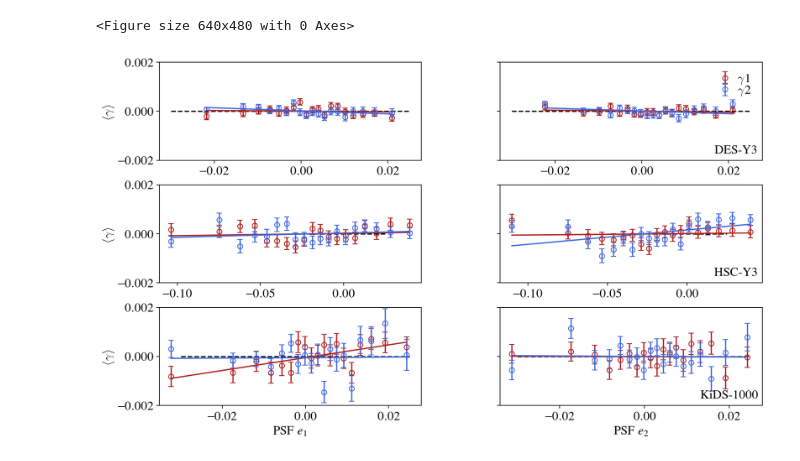
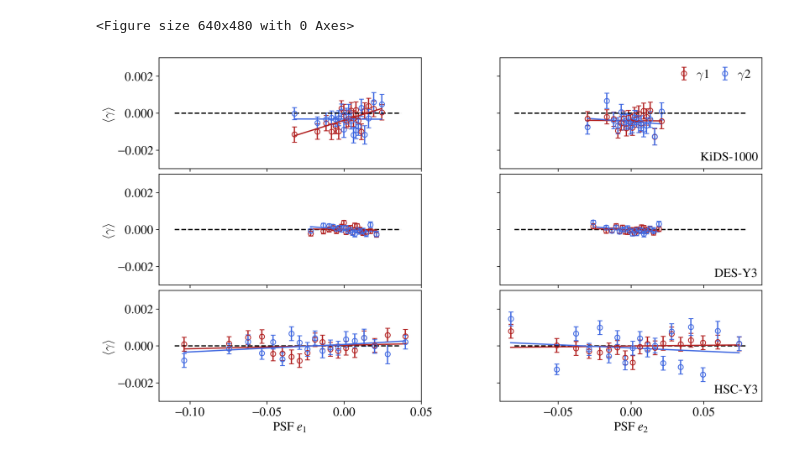
Before and after one commit to LSSTDESC/nulltests_txpipe, a Jupyter notebook: paper_plots/Fig6/MeanShearPlot.ipynb, the cells around one changed output. Saved outputs shown, nothing was run; the diff lists cells and outputs as text; code cells hidden in the pictures.

```diff
--- a/paper_plots/Fig6/MeanShearPlot.ipynb
+++ b/paper_plots/Fig6/MeanShearPlot.ipynb
@@ -41,79 +41,91 @@ dic = pickle.load(file)
 matplotlib.rcParams.update({'font.size': 15})
 
 plt.clf()
-fig = plt.figure(figsize=(10,6),dpi=80)
+fig = plt.figure(figsize=(10,6),dpi=100)
 
-gs  = gridspec.GridSpec(3, 2, top=0.95, right=1.00, left=0.00, bottom=0.00,hspace=0.25,wspace=0.3)
+gs  = gridspec.GridSpec(3, 2, top=0.95, right=1.00, left=0.00, bottom=0.00,hspace=0.05,wspace=0.3)
+
+line1 = np.arange(-0.11,0.04,0.003)
+line2 = np.arange(-0.08,0.08,0.003)
+
+d = dic['KiDS-1000']['g_psfg']
+ax0 = plt.subplot(gs[0])
+ax0.errorbar(d['mu1'],d['meang1_psfg1'],d['stdg1_psfg1'], color='firebrick',linestyle='None',marker='o',mfc='None',capsize=3)
+ax0.errorbar(d['mu1'],d['meang2_psfg1'],d['stdg2_psfg1'], color='royalblue',linestyle='None',marker='o',mfc='None',capsize=3)
+ax0.plot(line1,np.zeros(len(line1)),color='black',linestyle='dashed')
+ax0.plot(d['mu1'],d['fitg1_psfg1'],color='firebrick')
+ax0.plot(d['mu1'],d['fitg2_psfg1'],color='royalblue')
+ax0.set_ylim([-0.003,0.003])
+ax0.set_xlim([-0.12,0.05])
+ax0.xaxis.set_tick_params(labelbottom=False)
+ax0.set_ylabel(r'$\langle \gamma \rangle$')
+
+ax1 = plt.subplot(gs[1])
+ax1.errorbar(d['mu2'],d['meang1_psfg2'],d['stdg1_psfg2'], color='firebrick',linestyle='None',marker='o',mfc='None',capsize=3,label=r'$\gamma1$')
+ax1.errorbar(d['mu2'],d['meang2_psfg2'],d['stdg2_psfg2'], color='royalblue',linestyle='None',marker='o',mfc='None',capsize=3,label=r'$\gamma2$')
+ax1.plot(line2,np.zeros(len(line2)),color='black',linestyle='dashed')
+ax1.plot(d['mu2'],d['fitg1_psfg2'],color='firebrick')
+ax1.plot(d['mu2'],d['fitg2_psfg2'],color='royalblue')
+ax1.yaxis.set_tick_params(labelleft=False)
+ax1.xaxis.set_tick_params(labelbottom=False)
+ax1.text(0.875, 0.1, 'KiDS-1000', horizontalalignment='center', verticalalignment='center', transform=ax1.transAxes)
+ax1.set_ylim([-0.003,0.003])
+ax1.set_xlim([-0.09,0.09])
+ax1.legend(frameon=False,loc = 'upper right', ncol=2, labelspacing=0.00,handletextpad=0.00,columnspacing=0.2)
+
 
 d = dic['DES-Y3']['g_psfg']
-ax0 = plt.subplot(gs[0])
-ax0.errorbar(d['mu1'],d['meang1_psfg1']-np.mean(d['meang1_psfg1']),d['stdg1_psfg1'], color='firebrick',linestyle='None',marker='o',mfc='None',capsize=3)
-ax0.errorbar(d['mu1'],d['meang2_psfg1']-np.mean(d['meang2_psfg1']),d['stdg2_psfg1'], color='royalblue',linestyle='None',marker='o',mfc='None',capsize=3)
-ax0.plot(np.arange(-0.03,0.03,0.005),np.zeros(len(np.arange(-0.03,0.03,0.005))),color='black',linestyle='dashed')
-ax0.plot(d['mu1'],d['fitg1_psfg1']-np.mean(d['meang1_psfg1']),color='firebrick')
-ax0.plot(d['mu1'],d['fitg2_psfg1']-np.mean(d['meang2_psfg1']),color='royalblue')
-ax0.set_ylim([-0.002,0.002])
-ax0.set_ylabel(r'$\langle \gamma \rangle$')
-
-
-ax1 = plt.subplot(gs[1])
-ax1.errorbar(d['mu2'],d['meang1_psfg2']-np.mean(d['meang1_psfg2']),d['stdg1_psfg2'], color='firebrick',linestyle='None',marker='o',mfc='None',capsize=3,label=r'$\gamma1$')
-ax1.errorbar(d['mu2'],d['meang2_psfg2']-np.mean(d['meang2_psfg2']),d['stdg2_psfg2'], color='royalblue',linestyle='None',marker='o',mfc='None',capsize=3,label=r'$\gamma2$')
-ax1.plot(np.arange(-0.03,0.03,0.005),np.zeros(len(np.arange(-0.03,0.03,0.005))),color='black',linestyle='dashed')
-ax1.plot(d['mu2'],d['fitg1_psfg2']-np.mean(d['meang1_psfg2']),color='firebrick')
-ax1.plot(d['mu2'],d['fitg2_psfg2']-np.mean(d['meang2_psfg2']),color='royalblue')
-ax1.yaxis.set_tick_params(labelleft=False)
-ax1.legend(frameon=False,loc = 'upper right', labelspacing=0.00,ncol=1,handletextpad=0.00,columnspacing=0.2)
-ax1.text(0.9, 0.1, 'DES-Y3', horizontalalignment='center', verticalalignment='center', transform=ax1.transAxes)
-ax1.set_ylim([-0.002,0.002])
-
-d = dic['HSC-Y3']['g_psfg']
 ax2 = plt.subplot(gs[2])
 ax2.errorbar(d['mu1'],d['meang1_psfg1']-np.mean(d['meang1_psfg1']),d['stdg1_psfg1'], color='firebrick',linestyle='None',marker='o',mfc='None',capsize=3)
 ax2.errorbar(d['mu1'],d['meang2_psfg1']-np.mean(d['meang2_psfg1']),d['stdg2_psfg1'], color='royalblue',linestyle='None',marker='o',mfc='None',capsize=3)
-ax2.plot(np.arange(-0.03,0.03,0.005),np.zeros(len(np.arange(-0.03,0.03,0.005))),color='black',linestyle='dashed')
+ax2.plot(line1,np.zeros(len(line1)),color='black',linestyle='dashed')
 ax2.plot(d['mu1'],d['fitg1_psfg1']-np.mean(d['meang1_psfg1']),color='firebrick')
 ax2.plot(d['mu1'],d['fitg2_psfg1']-np.mean(d['meang2_psfg1']),color='royalblue')
-ax2.set_ylim([-0.002,0.002])
+ax2.xaxis.set_tick_params(labelbottom=False)
+ax2.set_ylim([-0.003,0.003])
+ax2.set_xlim([-0.12,0.05])
 ax2.set_ylabel(r'$\langle \gamma \rangle$')
-ax2.set_ylim([-0.002,0.002])
 
 ax3 = plt.subplot(gs[3])
 ax3.errorbar(d['mu2'],d['meang1_psfg2']-np.mean(d['meang1_psfg2']),d['stdg1_psfg2'], color='firebrick',linestyle='None',marker='o',mfc='None',capsize=3)
 ax3.errorbar(d['mu2'],d['meang2_psfg2']-np.mean(d['meang2_psfg2']),d['stdg2_psfg2'], color='royalblue',linestyle='None',marker='o',mfc='None',capsize=3)
-ax3.plot(np.arange(-0.03,0.03,0.005),np.zeros(len(np.arange(-0.03,0.03,0.005))),color='black',linestyle='dashed')
+ax3.plot(line2,np.zeros(len(line2)),color='black',linestyle='dashed')
 ax3.plot(d['mu2'],d['fitg1_psfg2']-np.mean(d['meang1_psfg2']),color='firebrick')
 ax3.plot(d['mu2'],d['fitg2_psfg2']-np.mean(d['meang2_psfg2']),color='royalblue')
-ax3.set_ylim([-0.002,0.002])
+ax3.text(0.9, 0.1, 'DES-Y3', horizontalalignment='center', verticalalignment='center', transform=ax3.transAxes)
 ax3.yaxis.set_tick_params(labelleft=False)
-ax3.text(0.9, 0.1, 'HSC-Y3', horizontalalignment='center', verticalalignment='center', transform=ax3.transAxes)
+ax3.xaxis.set_tick_params(labelbottom=False)
+ax3.set_ylim([-0.003,0.003])
+ax3.set_xlim([-0.09,0.09])
 
-d = dic['KiDS-1000']['g_psfg']
+d = dic['HSC-Y3']['g_psfg']
 ax4 = plt.subplot(gs[4])
 ax4.errorbar(d['mu1'],d['meang1_psfg1']-np.mean(d['meang1_psfg1']),d['stdg1_psfg1'], color='firebrick',linestyle='None',marker='o',mfc='None',capsize=3)
 ax4.errorbar(d['mu1'],d['meang2_psfg1']-np.mean(d['meang2_psfg1']),d['stdg2_psfg1'], color='royalblue',linestyle='None',marker='o',mfc='None',capsize=3)
-ax4.plot(np.arange(-0.03,0.03,0.005),np.zeros(len(np.arange(-0.03,0.03,0.005))),color='black',linestyle='dashed')
+ax4.plot(line1,np.zeros(len(line1)),color='black',linestyle='dashed')
 ax4.plot(d['mu1'],d['fitg1_psfg1']-np.mean(d['meang1_psfg1']),color='firebrick')
 ax4.plot(d['mu1'],d['fitg2_psfg1']-np.mean(d['meang2_psfg1']),color='royalblue')
-ax4.set_ylim([-0.002,0.002])
+ax4.set_ylim([-0.003,0.003])
+ax4.set_xlim([-0.12,0.05])
 ax4.set_ylabel(r'$\langle \gamma \rangle$')
 ax4.set_xlabel(rf'PSF $e_1$')
 
 ax5 = plt.subplot(gs[5])
 ax5.errorbar(d['mu2'],d['meang1_psfg2']-np.mean(d['meang1_psfg2']),d['stdg1_psfg2'], color='firebrick',linestyle='None',marker='o',mfc='None',capsize=3)
 ax5.errorbar(d['mu2'],d['meang2_psfg2']-np.mean(d['meang2_psfg2']),d['stdg2_psfg2'], color='royalblue',linestyle='None',marker='o',mfc='None',capsize=3)
-ax5.plot(np.arange(-0.03,0.03,0.005),np.zeros(len(np.arange(-0.03,0.03,0.005))),color='black',linestyle='dashed')
+ax5.plot(line2,np.zeros(len(line2)),color='black',linestyle='dashed')
 ax5.plot(d['mu2'],d['fitg1_psfg2']-np.mean(d['meang1_psfg2']),color='firebrick')
 ax5.plot(d['mu2'],d['fitg2_psfg2']-np.mean(d['meang2_psfg2']),color='royalblue')
+ax5.set_ylim([-0.003,0.003])
+ax5.set_xlim([-0.09,0.09])
+ax5.set_xlabel(rf'PSF $e_2$')
 ax5.yaxis.set_tick_params(labelleft=False)
-ax5.text(0.875, 0.1, 'KiDS-1000', horizontalalignment='center', verticalalignment='center', transform=ax5.transAxes)
-ax5.set_ylim([-0.002,0.002])
-ax5.set_xlabel(rf'PSF $e_2$')
+ax5.text(0.9, 0.1, 'HSC-Y3', horizontalalignment='center', verticalalignment='center', transform=ax5.transAxes)
 
 fig.savefig('comp_psfg.pdf',bbox_inches='tight')
 # %% [output]
 <Figure size 640x480 with 0 Axes>
-[figure, old version]
+[figure, new version]
 # %%
 %matplotlib inline
 matplotlib.rcParams.update({'font.size': 15})
```
Also changed, not shown: parts of 3 cells of this notebook, 4 other files.
